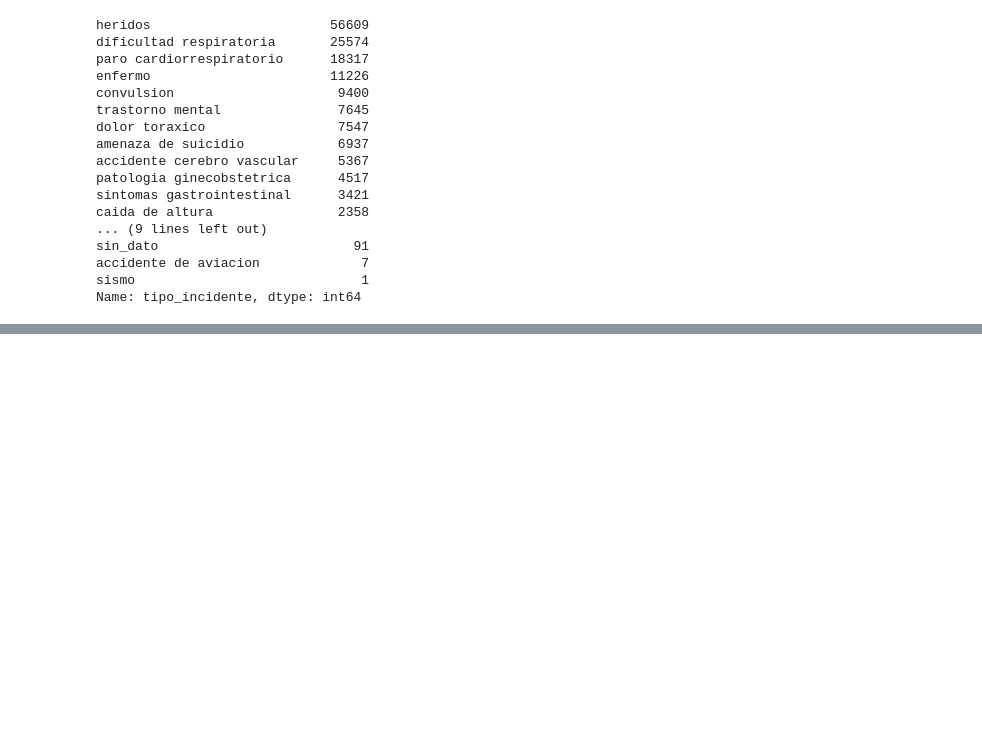
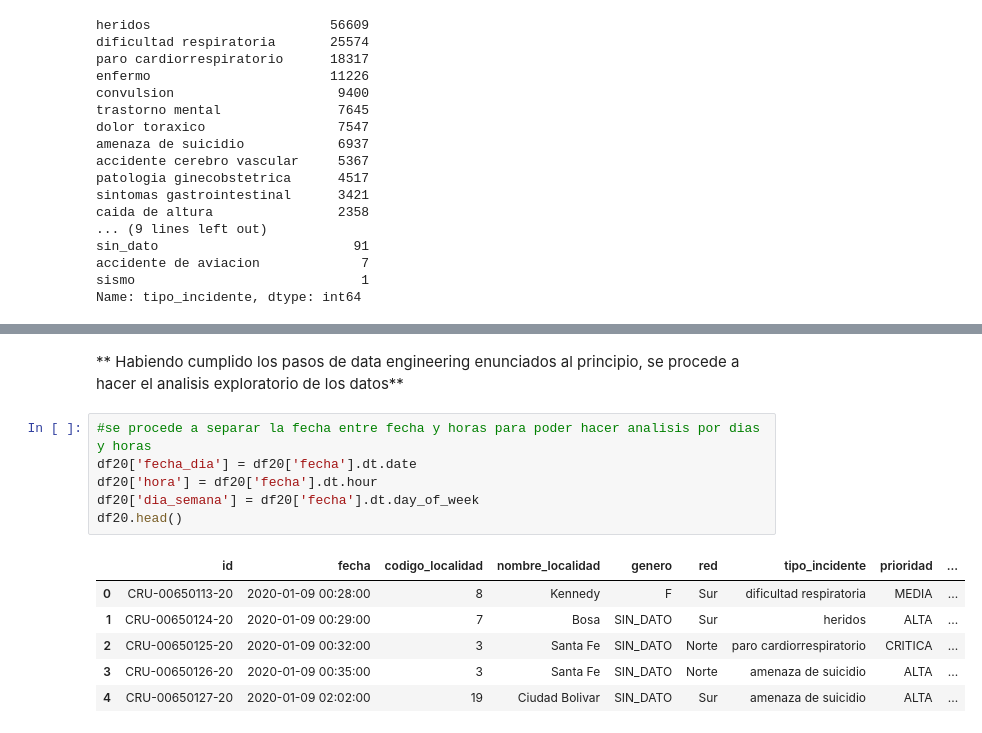
Before and after one commit to ceao1/linea123_bogota, a Jupyter notebook: analisis.ipynb, the cells around one changed output, grey strips where cells are left out. Drawn from its saved outputs; the diff is of its cells as text; blank space fills up the shorter version.

```diff
--- a/analisis.ipynb
+++ b/analisis.ipynb
@@ -343,0 +366,15 @@ array(['MEDIA', 'ALTA', 'CRITICA', 'BAJA', '2', '1', '4', '3'],
+# %% [markdown]
+** Habiendo cumplido los pasos de data engineering enunciados al principio, se procede a hacer el analisis exploratorio de los datos**
+# %%
+#se procede a separar la fecha entre fecha y horas para poder hacer analisis por dias y horas
+df20['fecha_dia'] = df20['fecha'].dt.date
+df20['hora'] = df20['fecha'].dt.hour
+df20['dia_semana'] = df20['fecha'].dt.day_of_week
+df20.head()
+# %% [output]
+|  | id | fecha | codigo_localidad | nombre_localidad | genero | red | tipo_incidente | prioridad | ... |
+| 0 | CRU-00650113-20 | 2020-01-09 00:28:00 | 8 | Kennedy | F | Sur | dificultad respiratoria | MEDIA | ... |
+| 1 | CRU-00650124-20 | 2020-01-09 00:29:00 | 7 | Bosa | SIN_DATO | Sur | heridos | ALTA | ... |
+| 2 | CRU-00650125-20 | 2020-01-09 00:32:00 | 3 | Santa Fe | SIN_DATO | Norte | paro cardiorrespiratorio | CRITICA | ... |
+| 3 | CRU-00650126-20 | 2020-01-09 00:35:00 | 3 | Santa Fe | SIN_DATO | Norte | amenaza de suicidio | ALTA | ... |
+| 4 | CRU-00650127-20 | 2020-01-09 02:02:00 | 19 | Ciudad Bolivar | SIN_DATO | Sur | amenaza de suicidio | ALTA | ... |
```
Also changed, not shown: parts of 4 cells of this notebook.
